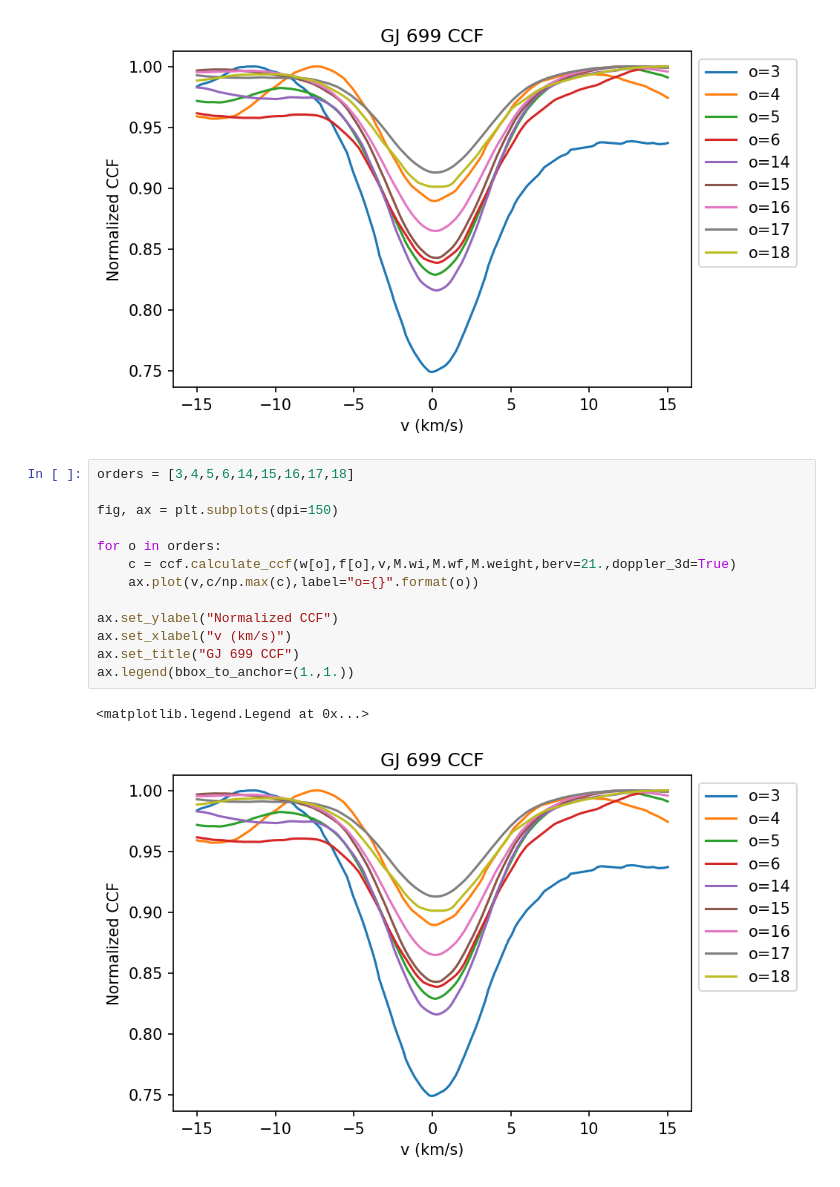
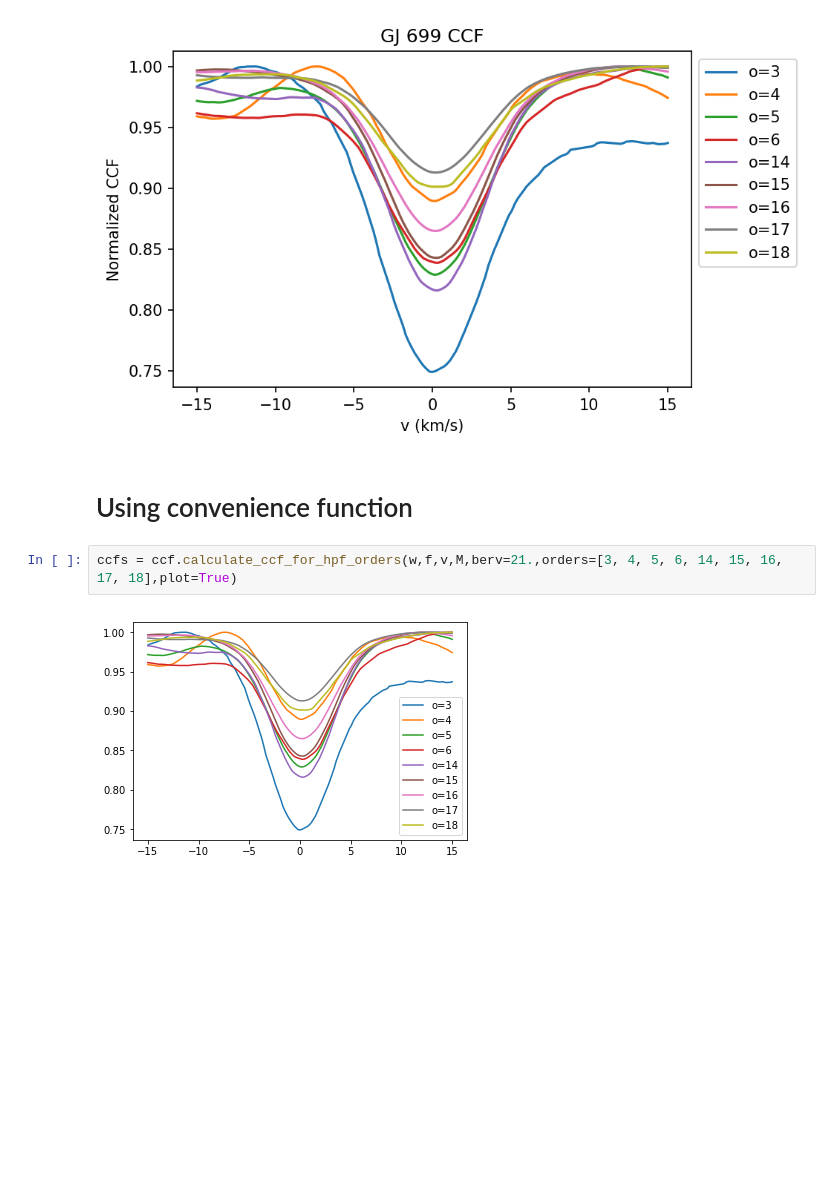
Before and after one commit to gummiks/crosscorr, a Jupyter notebook: notebooks/CCF Tutorial.ipynb, the cells around one changed output. Cells and saved outputs as stored; diff of their text form; blank space fills up the shorter version.

Commit message:
update tutorial and ccf convenience method

```diff
--- a/notebooks/CCF Tutorial.ipynb
+++ b/notebooks/CCF Tutorial.ipynb
@@ -75,19 +62,9 @@ ax.legend(bbox_to_anchor=(1.,1.))
 # %% [output]
 <matplotlib.legend.Legend at 0x...>
 [figure]
-# %%
-orders = [3,4,5,6,14,15,16,17,18]
-
-fig, ax = plt.subplots(dpi=150)
-
-for o in orders:
-    c = ccf.calculate_ccf(w[o],f[o],v,M.wi,M.wf,M.weight,berv=21.,doppler_3d=True)
-    ax.plot(v,c/np.max(c),label="o={}".format(o))
-
-ax.set_ylabel("Normalized CCF")
-ax.set_xlabel("v (km/s)")
-ax.set_title("GJ 699 CCF")
-ax.legend(bbox_to_anchor=(1.,1.))
-# %% [output]
-<matplotlib.legend.Legend at 0x...>
-[figure, removed]
+# %% [markdown]
+# Using convenience function
+# %%
+ccfs = ccf.calculate_ccf_for_hpf_orders(w,f,v,M,berv=21.,orders=[3, 4, 5, 6, 14, 15, 16, 17, 18],plot=True)
+# %% [output]
+[figure, added]
```
Also changed, not shown: parts of 1 cell of this notebook, 1 other file.
